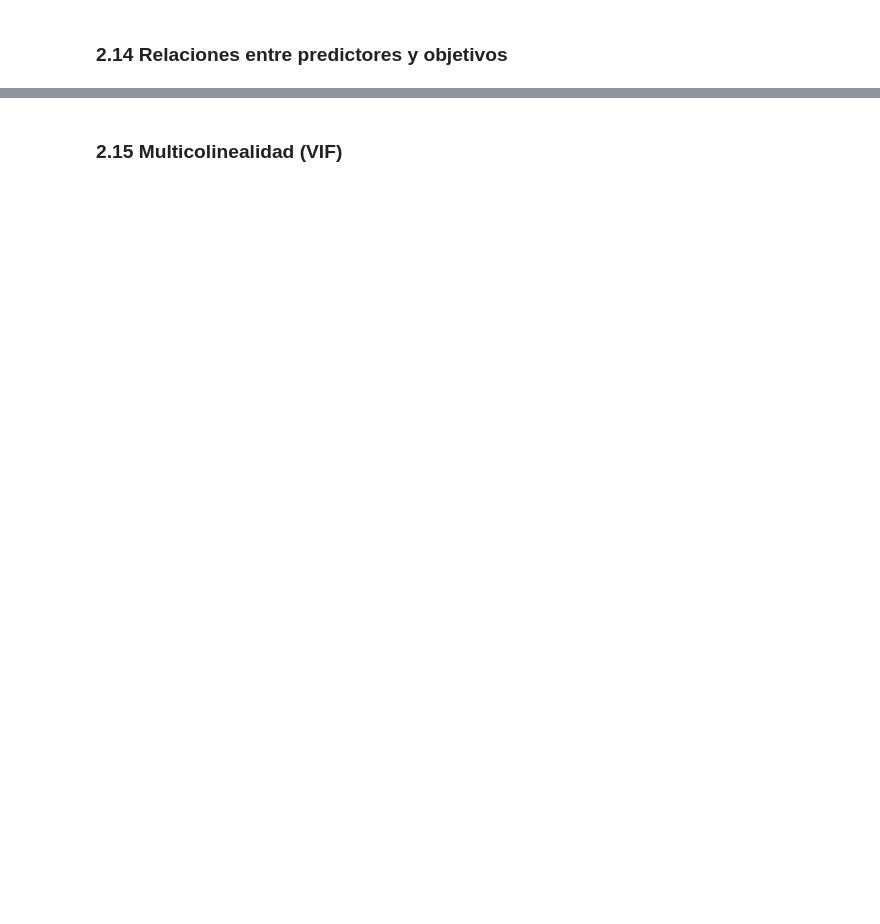
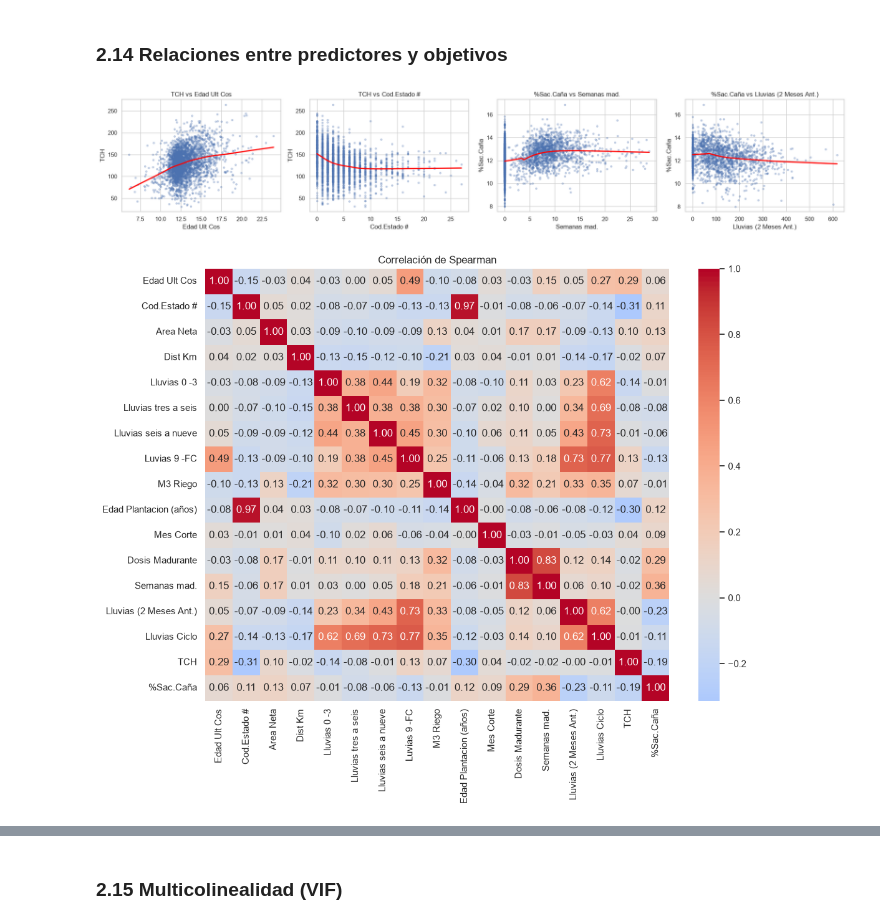
Before and after one commit to Sammmy1911/TallerAPO_Sweet, a Jupyter notebook: SweetLearning.ipynb, the cells around one changed output, grey strips where cells are left out. Saved outputs shown, nothing was run; the diff lists cells and outputs as text; code cells hidden in the pictures; blank space fills up the shorter version.

```diff
--- a/SweetLearning.ipynb
+++ b/SweetLearning.ipynb
@@ -609,2 +811,25 @@ Aunque la mayoría de las correlaciones son bajas o moderadas, estos resultados
 # %% [markdown]
 ### 2.14 Relaciones entre predictores y objetivos
+# %%
+pares = [("Edad Ult Cos", "TCH"), ("Cod.Estado #", "TCH"),
+         ("Semanas mad.", "%Sac.Caña"), ("Lluvias (2 Meses Ant.)", "%Sac.Caña")]
+muestra = historico_limpio.sample(3000, random_state=42)
+
+fig, axes = plt.subplots(1, 4, figsize=(20, 4))
+for ax, (x, y) in zip(axes, pares):
+    sns.regplot(data=muestra, x=x, y=y, ax=ax, lowess=True,
+                scatter_kws={"alpha": 0.3, "s": 10}, line_kws={"color": "red"})
+    ax.set_title(f"{y} vs {x}")
+plt.tight_layout()
+plt.show()
+
+numericas_corr = historico_limpio[list(dict.fromkeys(
+    predictores_tch + predictores_sacarosa + ["TCH", "%Sac.Caña"]))].select_dtypes("number").columns
+plt.figure(figsize=(12, 9))
+sns.heatmap(historico_limpio[numericas_corr].corr(method="spearman"), annot=True, fmt=".2f",
+            cmap="coolwarm", center=0)
+plt.title("Correlación de Spearman")
+plt.show()
+# %% [output]
+[figure, added]
+[figure, added]
```
Also changed, not shown: parts of 48 cells of this notebook.
